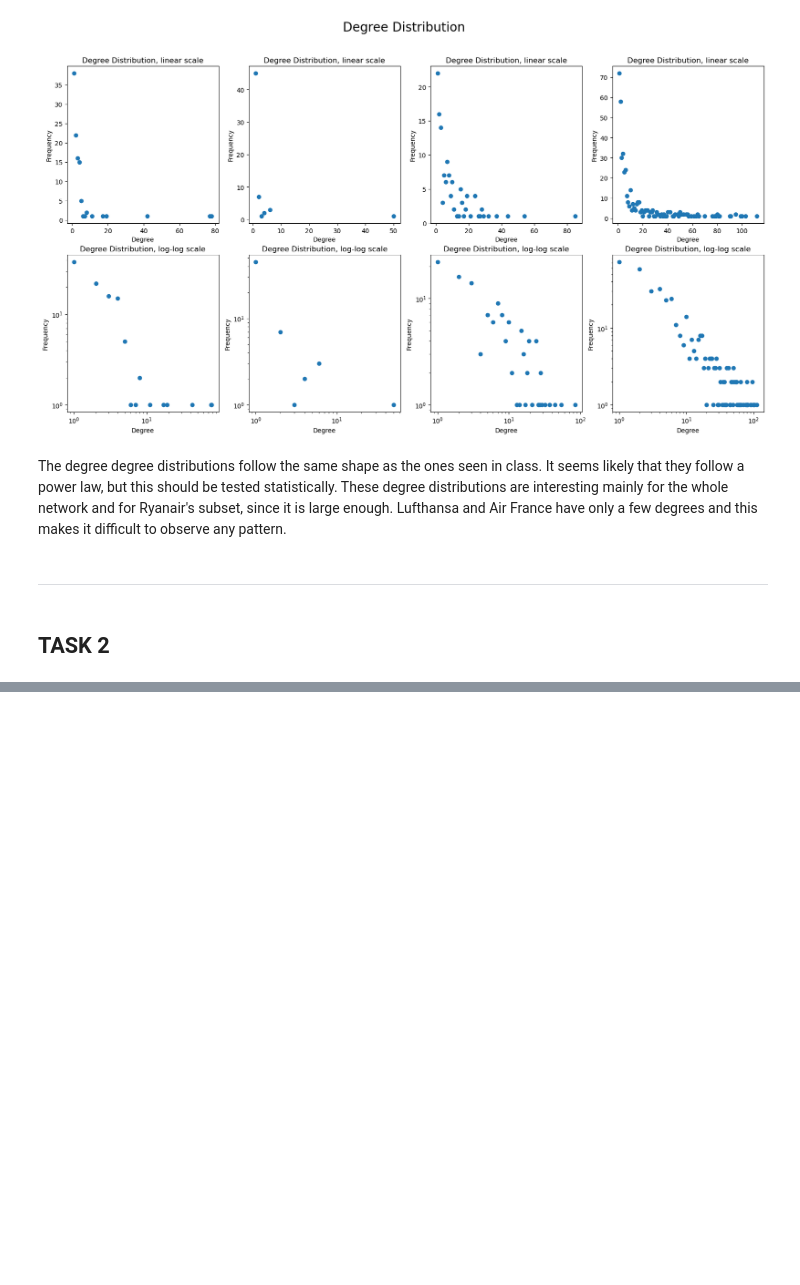
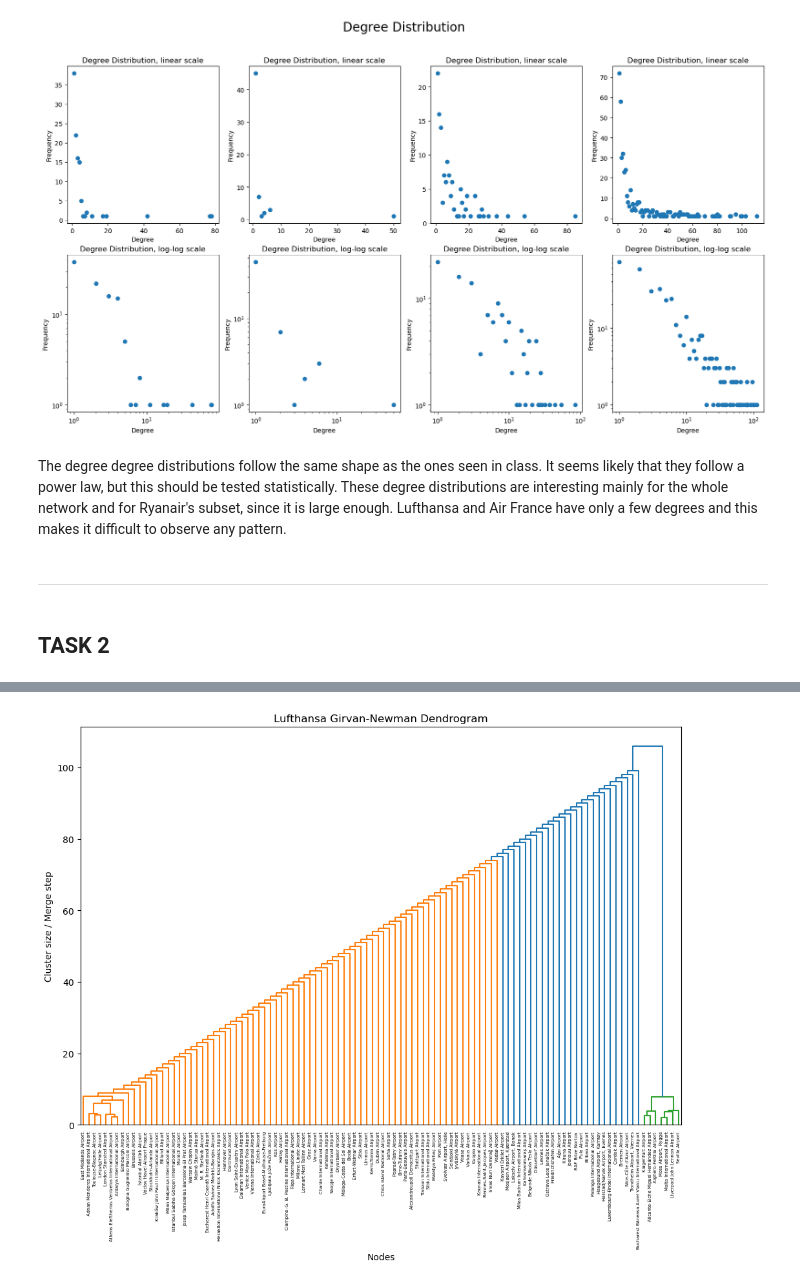
Before and after one commit to srmarcballestero/ComplexNetworks25, a Jupyter notebook: Notebooks/Project.ipynb, the cells around one changed output, grey strips where cells are left out. Drawn from its saved outputs; the diff is of its cells as text; code cells hidden in the pictures; blank space fills up the shorter version.

```diff
--- a/Notebooks/Project.ipynb
+++ b/Notebooks/Project.ipynb
@@ -1501,0 +1861,38 @@ The degree degree distributions follow the same shape as the ones seen in class.
+# %%
+import itertools
+
+max_k = 25
+
+lufthansa_communities_dict = {
+    "Greedy": list(lufthansa_greedy_comms),
+    "Louvain": list(lufthansa_louvain_comms),
+    "Girvan-Newman": lufthansa_girvan_newman_comms_1,
+}
+
+for idx, k in enumerate(itertools.takewhile(lambda k: len(k) <= max_k, lufthansa_girvan_newman_comms_2)):
+    lufthansa_communities_dict[f"Girvan-Newman {idx}"] = [list(community) for community in k]
+
+air_france_communities_dict = {
+    "Greedy": list(air_france_greedy_comms),
+    "Louvain": list(air_france_louvain_comms),
+    "Girvan-Newman": air_france_girvan_newman_comms_1,
+}
+for idx, k in enumerate(itertools.takewhile(lambda k: len(k) <= max_k, air_france_girvan_newman_comms_2)):
+    air_france_communities_dict[f"Girvan-Newman {idx}"] = [list(community) for community in k]
+
+
+ryanair_communities_dict = {
+    "Greedy": list(ryanair_greedy_comms),
+    "Louvain": list(ryanair_louvain_comms),
+    "Girvan-Newman": ryanair_girvan_newman_comms_1,
+}
+for idx, k in enumerate(itertools.takewhile(lambda k: len(k) <= max_k, ryanair_girvan_newman_comms_2)):
+    ryanair_communities_dict[f"Girvan-Newman {idx}"] = [list(community) for community in k]
+
+all_weighted_communities_dict = {
+    "Greedy": list(all_weighted_greedy_comms),
+    "Louvain": list(all_weighted_louvain_comms),
+    "Girvan-Newman": all_weighted_girvan_newman_comms_2
+}
+for idx, k in enumerate(itertools.takewhile(lambda k: len(k) <= max_k, all_weighted_girvan_newman_comms_2)):
+    all_weighted_communities_dict[f"Girvan-Newman {idx}"] = [list(community) for community in k]
@@ -1501,0 +2082,8 @@ The degree degree distributions follow the same shape as the ones seen in class.
+# %%
+# Plot the Girvan-Newman dendrogram for Lufthansa
+plot_girvan_newman_dendrogram(
+    gn_communities=lufthansa_communities_dict["Girvan-Newman"],
+    title="Lufthansa Girvan-Newman Dendrogram",
+)
+# %% [output]
+[figure, added]
```
Also changed, not shown: parts of 18 cells of this notebook, 1 other file.
